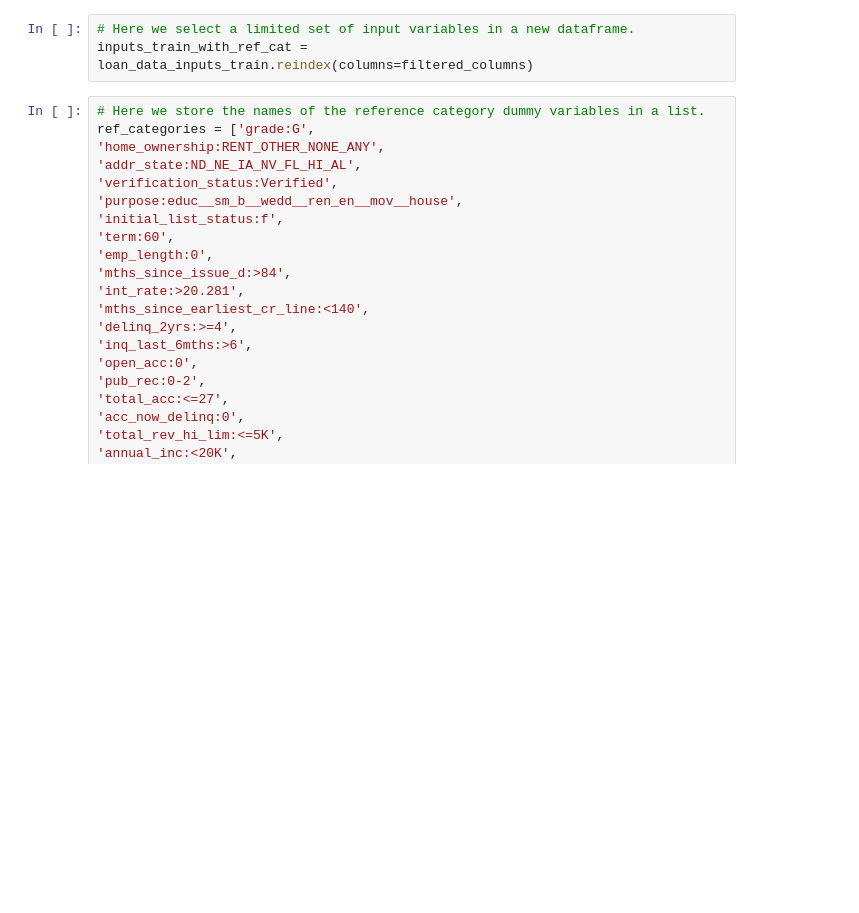
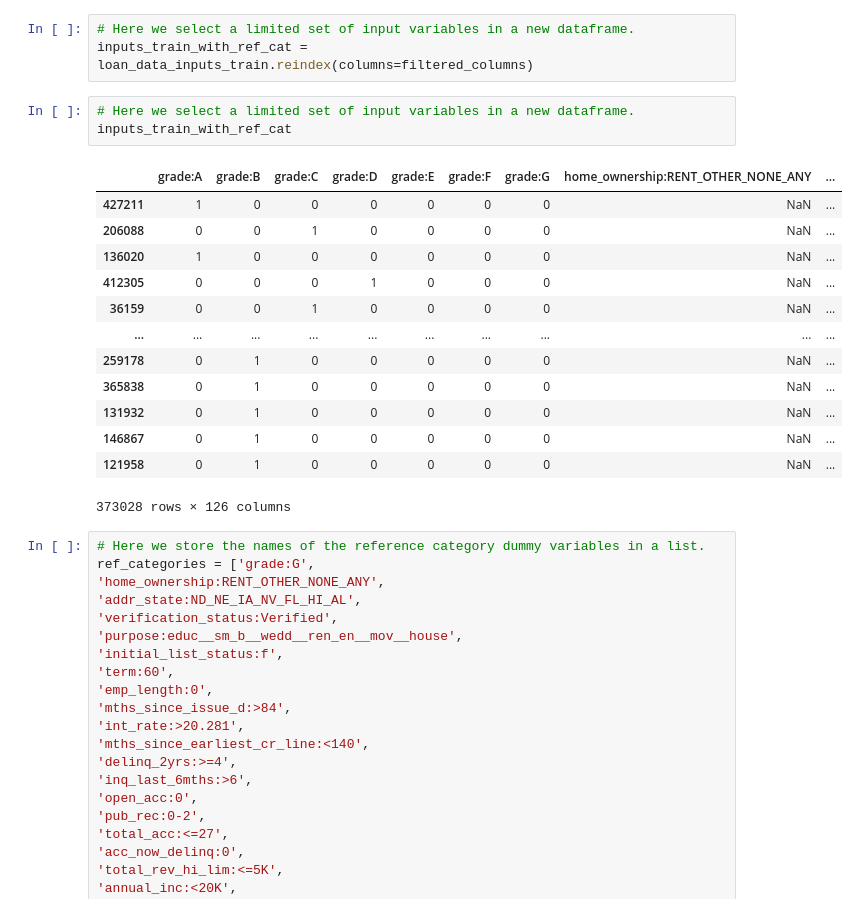
Before and after one commit to GoldenRaven/Lending_Club, a Jupyter notebook: code_my/CreditRiskModeling-PDModel-WithComments-2.ipynb, the cells around one changed output. Saved outputs shown, nothing was run; the diff lists cells and outputs as text; blank space fills up the shorter version.

```diff
--- a/code_my/CreditRiskModeling-PDModel-WithComments-2.ipynb
+++ b/code_my/CreditRiskModeling-PDModel-WithComments-2.ipynb
@@ -194,6 +198,23 @@ len(filtered_columns)
 # %%
 # Here we select a limited set of input variables in a new dataframe.
 inputs_train_with_ref_cat = loan_data_inputs_train.reindex(columns=filtered_columns)
+# %%
+# Here we select a limited set of input variables in a new dataframe.
+inputs_train_with_ref_cat
+# %% [output]
+|  | grade:A | grade:B | grade:C | grade:D | grade:E | grade:F | grade:G | home_ownership:RENT_OTHER_NONE_ANY | ... |
+| 427211 | 1 | 0 | 0 | 0 | 0 | 0 | 0 | NaN | ... |
+| 206088 | 0 | 0 | 1 | 0 | 0 | 0 | 0 | NaN | ... |
+| 136020 | 1 | 0 | 0 | 0 | 0 | 0 | 0 | NaN | ... |
+| 412305 | 0 | 0 | 0 | 1 | 0 | 0 | 0 | NaN | ... |
+| 36159 | 0 | 0 | 1 | 0 | 0 | 0 | 0 | NaN | ... |
+| ... | ... | ... | ... | ... | ... | ... | ... | ... | ... |
+| 259178 | 0 | 1 | 0 | 0 | 0 | 0 | 0 | NaN | ... |
+| 365838 | 0 | 1 | 0 | 0 | 0 | 0 | 0 | NaN | ... |
+| 131932 | 0 | 1 | 0 | 0 | 0 | 0 | 0 | NaN | ... |
+| 146867 | 0 | 1 | 0 | 0 | 0 | 0 | 0 | NaN | ... |
+| 121958 | 0 | 1 | 0 | 0 | 0 | 0 | 0 | NaN | ... |
+373028 rows × 126 columns
 # %%
 # Here we store the names of the reference category dummy variables in a list.
 ref_categories = ['grade:G',
```
Also changed, not shown: parts of 8 cells of this notebook, 2 other files.
